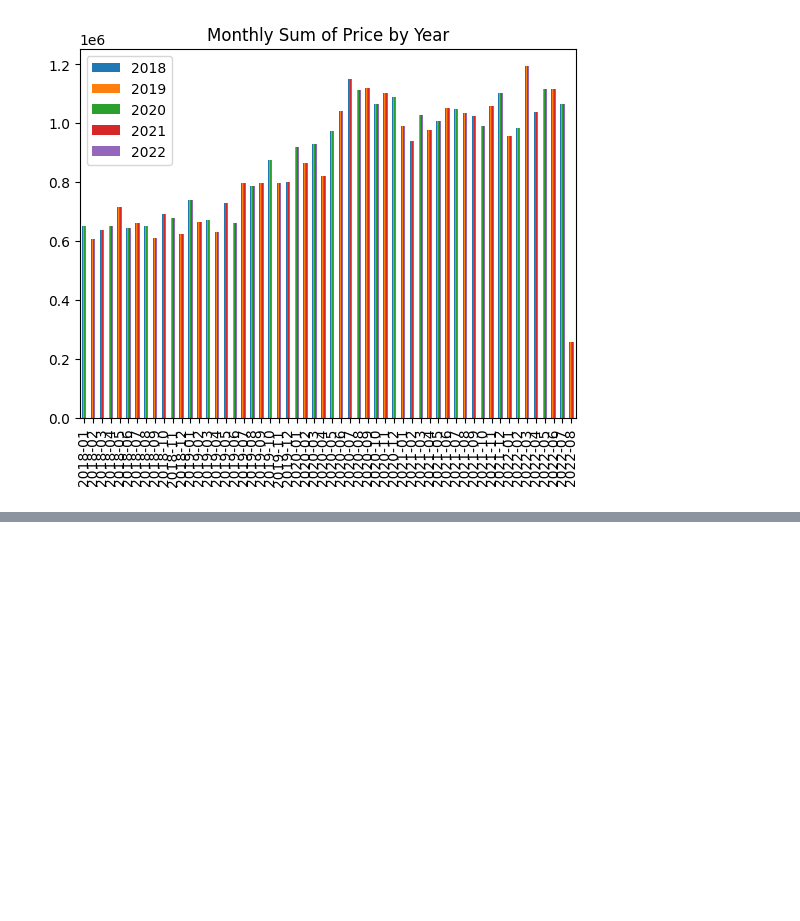
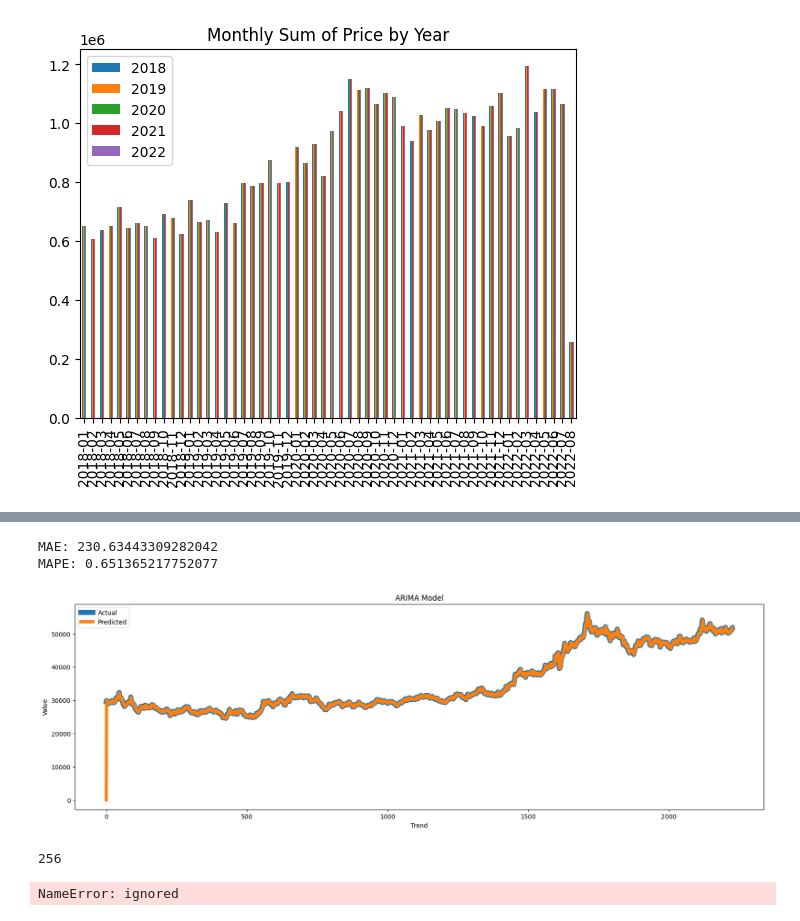
Before and after one commit to bhavana2904/PES-IO, a Jupyter notebook: Gold_Price_EDA.ipynb, the cells around one changed output, grey strips where cells are left out. Cells and saved outputs as stored; diff of their text form; code cells hidden in the pictures; blank space fills up the shorter version.

```diff
--- a/Gold_Price_EDA.ipynb
+++ b/Gold_Price_EDA.ipynb
@@ -220,0 +309,21 @@ df_plot.plot(kind='bar', title='Monthly Sum of Price by Year')
+# %%
+from statsmodels.tsa.arima.model import ARIMA
+
+# Prepare the data
+dates = pd.to_datetime(df['Price'])
+values = df['Price']
+series = pd.Series(values.values, index=dates)
+
+# Fit the ARIMA model
+order = (1,1,1)
+model = ARIMA(df['Price'], order=order)
+model_fit = model.fit()
+
+print(model_fit.summary())
+predictions = model_fit.predict()
+
+# Forecast the next 39 values
+forecast = model_fit.forecast(steps=39)
+
+# Print the forecasted values
+print(forecast)
@@ -220,0 +348,20 @@ df_plot.plot(kind='bar', title='Monthly Sum of Price by Year')
+# %%
+from sklearn.metrics import mean_absolute_error,mean_absolute_percentage_error,mean_squared_error, mean_absolute_error
+mae = mean_absolute_error(df['Price'], predictions)
+print("MAE:", mae)
+mape = mean_absolute_percentage_error(df['Price'],predictions) * 100
+print("MAPE:", mape)
+#Plot the results
+plt.figure(figsize=(20,6))
+plt.plot(df['Price'], label='Actual',linewidth=8)
+plt.plot(predictions, label='Predicted',linewidth=5)
+
+plt.xlabel('Trend')
+plt.ylabel('Value')
+plt.title('ARIMA Model')
+plt.legend()
+plt.show()
+# %% [output]
+MAE: 230.63443309282042
+MAPE: 0.651365217752077
+[figure, added]
@@ -220,0 +393,21 @@ df_plot.plot(kind='bar', title='Monthly Sum of Price by Year')
+# %%
+p = range(0, 4, 1)
+d = 1
+q = range(0, 4, 1)
+P = range(0, 4, 1)
+D = 1
+Q = range(0, 4, 1)
+s = 4
+parameters = product(p, q, P, Q)
+parameters_list = list(parameters)
+print(len(parameters_list))
+# %% [output]
+256
+# %%
+result_df = optimize_SARIMA(parameters_list, 1, 1, 4,df['Price'] )
+result_df
+best_model = SARIMAX(df['Price'], order=(0, 1, 1), seasonal_order=(3,1,3,4)).fit(dis=-1)
+print(best_model.summary())
+best_model.plot_diagnostics(figsize=(15,12));
+# %% [output]
+NameError: ignored
```
Also changed, not shown: parts of 12 cells of this notebook.
